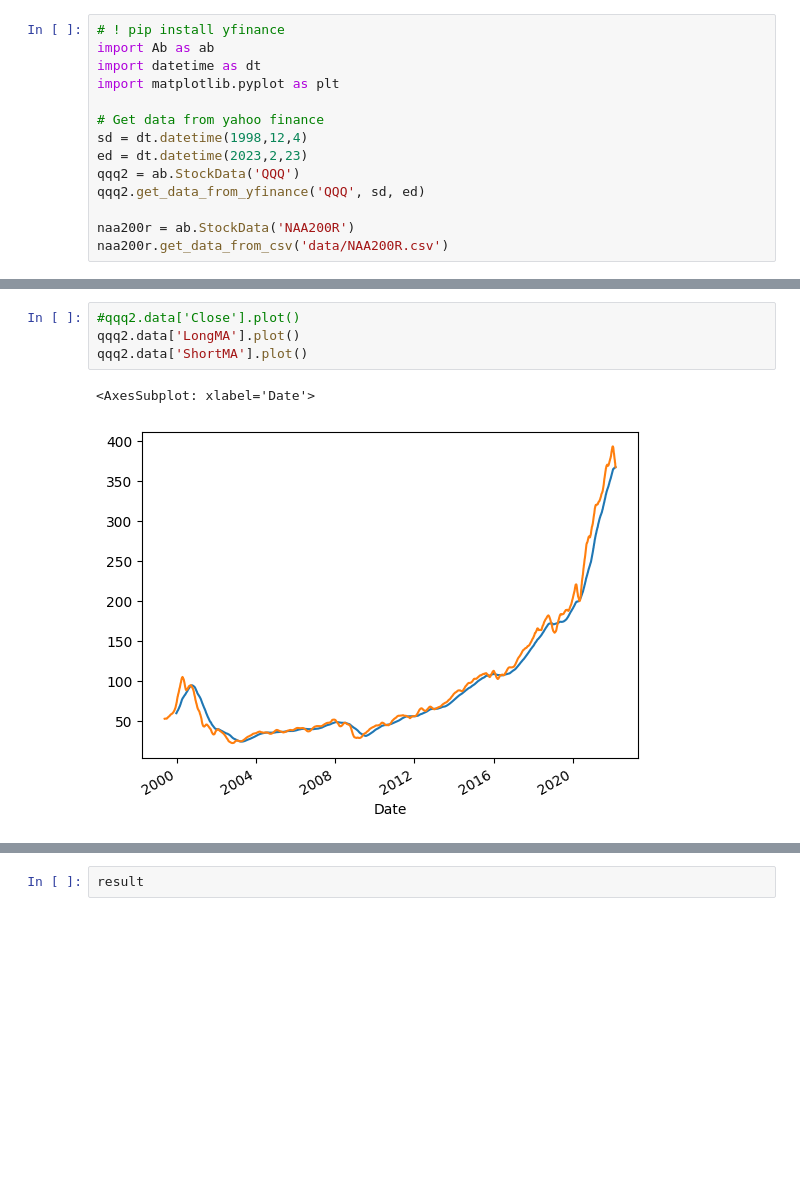
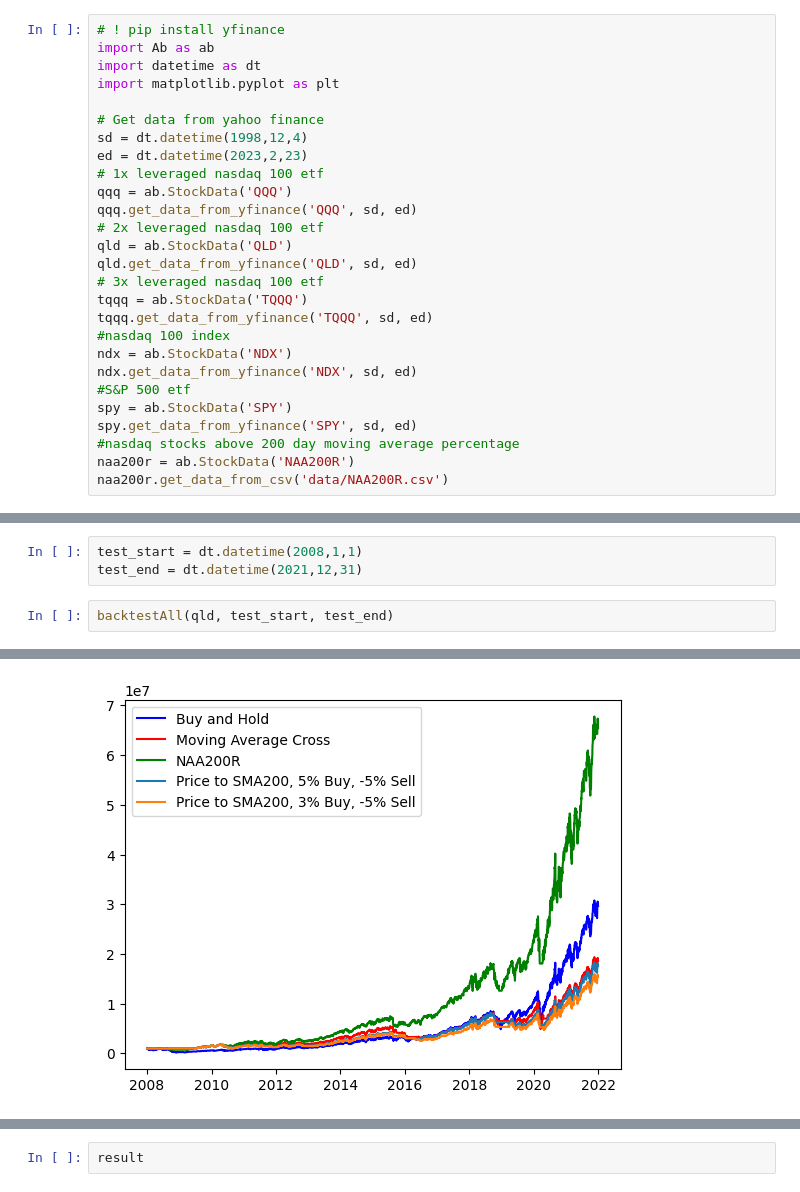
Before and after one commit to sylviawusyl/backtesting, a Jupyter notebook: Ab_test.ipynb, the cells around one changed output, grey strips where cells are left out. Saved outputs shown, nothing was run; the diff lists cells and outputs as text; blank space fills up the shorter version.

```diff
--- a/Ab_test.ipynb
+++ b/Ab_test.ipynb
@@ -7,9 +7,22 @@ import matplotlib.pyplot as plt
 # Get data from yahoo finance
 sd = dt.datetime(1998,12,4)
 ed = dt.datetime(2023,2,23)
-qqq2 = ab.StockData('QQQ')
-qqq2.get_data_from_yfinance('QQQ', sd, ed)
-
+# 1x leveraged nasdaq 100 etf
+qqq = ab.StockData('QQQ')
+qqq.get_data_from_yfinance('QQQ', sd, ed)
+# 2x leveraged nasdaq 100 etf
+qld = ab.StockData('QLD')
+qld.get_data_from_yfinance('QLD', sd, ed)
+# 3x leveraged nasdaq 100 etf
+tqqq = ab.StockData('TQQQ')
+tqqq.get_data_from_yfinance('TQQQ', sd, ed)
+#nasdaq 100 index
+ndx = ab.StockData('NDX')
+ndx.get_data_from_yfinance('NDX', sd, ed)
+#S&P 500 etf
+spy = ab.StockData('SPY')
+spy.get_data_from_yfinance('SPY', sd, ed)
+#nasdaq stocks above 200 day moving average percentage
 naa200r = ab.StockData('NAA200R')
 naa200r.get_data_from_csv('data/NAA200R.csv')
 # %% [output]
@@ -86,7 +78,6 @@ plt.legend()
-# %%
-#qqq2.data['Close'].plot()
-qqq2.data['LongMA'].plot()
-qqq2.data['ShortMA'].plot()
-# %% [output]
-<AxesSubplot: xlabel='Date'>
-[figure, removed]
+# %%
+test_start = dt.datetime(2008,1,1)
+test_end = dt.datetime(2021,12,31)
+# %%
+backtestAll(qld, test_start, test_end)
+# %% [output]
@@ -92,0 +101 @@ qqq2.data['ShortMA'].plot()
+[figure, added]
```
Also changed, not shown: parts of 11 cells of this notebook, 1 other file.
